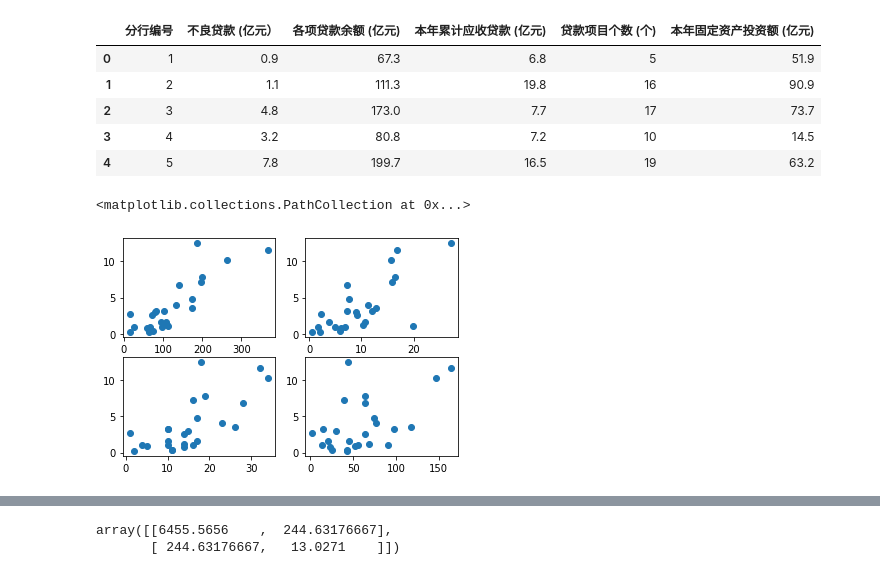
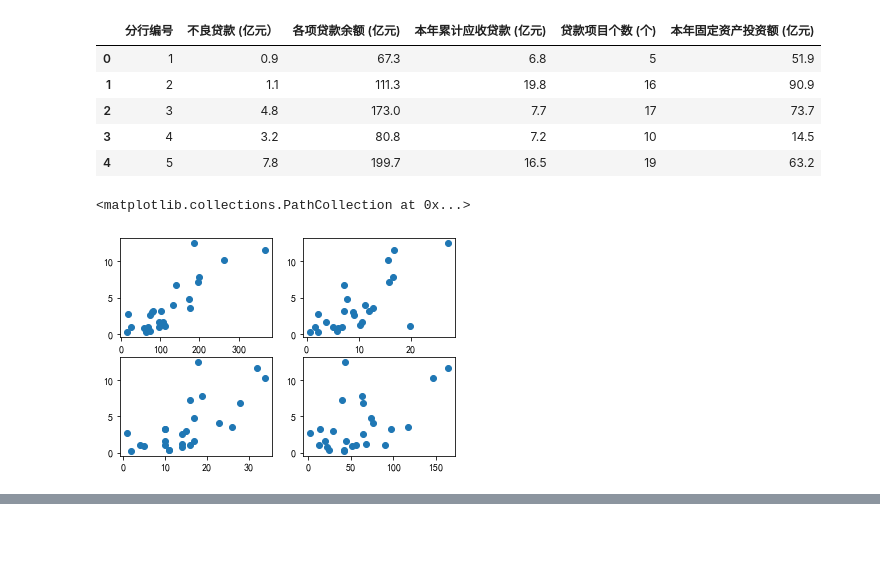
Before and after one commit to xiasummer1019/statis_learning, a Jupyter notebook: linear_regression/linear_regression.ipynb, the cells around one changed output, grey strips where cells are left out. Drawn from its saved outputs; the diff is of its cells as text; code cells hidden in the pictures; blank space fills up the shorter version.

```diff
--- a/linear_regression/linear_regression.ipynb
+++ b/linear_regression/linear_regression.ipynb
@@ -8,6 +8,8 @@ import numpy as np
 import scipy.stats as stats
 import seaborn as sns
 import matplotlib.pyplot as plt
+plt.rcParams['font.sans-serif']=['SimHei'] #用来正常显示中文标签
+plt.rcParams['axes.unicode_minus']=False #用来正常显示负号
 # %%
 data = pd.read_excel("data/例11.6.xlsx",header=0)
 data.head()
@@ -19,30 +21,25 @@ data.head()
 | 3 | 4 | 3.2 | 80.8 | 7.2 | 10 | 14.5 |
 | 4 | 5 | 7.8 | 199.7 | 16.5 | 19 | 63.2 |
 # %%
+index = data.iloc[:,1:6]
 index1 = data.iloc[:,2]
 index2 = data.iloc[:,3]
 index3 = data.iloc[:,4]
 index4 = data.iloc[:,5]
 y = data.iloc[:,1]
 fig=plt.figure()
 ax1=fig.add_subplot(221)
 ax1.scatter(index1,y)
 ax2=fig.add_subplot(222)
 ax2.scatter(index2,y)
 ax3=fig.add_subplot(223)
 ax3.scatter(index3,y)
 ax4=fig.add_subplot(224)
 ax4.scatter(index4,y)
 # %% [output]
 <matplotlib.collections.PathCollection at 0x...>
-[figure, old version]
+[figure, new version]
 # %% [markdown]
 ## 相关系数
 ### 协方差
 ![协方差](img/equation.svg)
-# %%
-cov1 = np.cov(index1,y)
-cov1
-# %% [output]
-array([[6455.5656    ,  244.63176667],
-       [ 244.63176667,   13.0271    ]])
```
Also changed, not shown: parts of 27 cells of this notebook, 7 other files.
